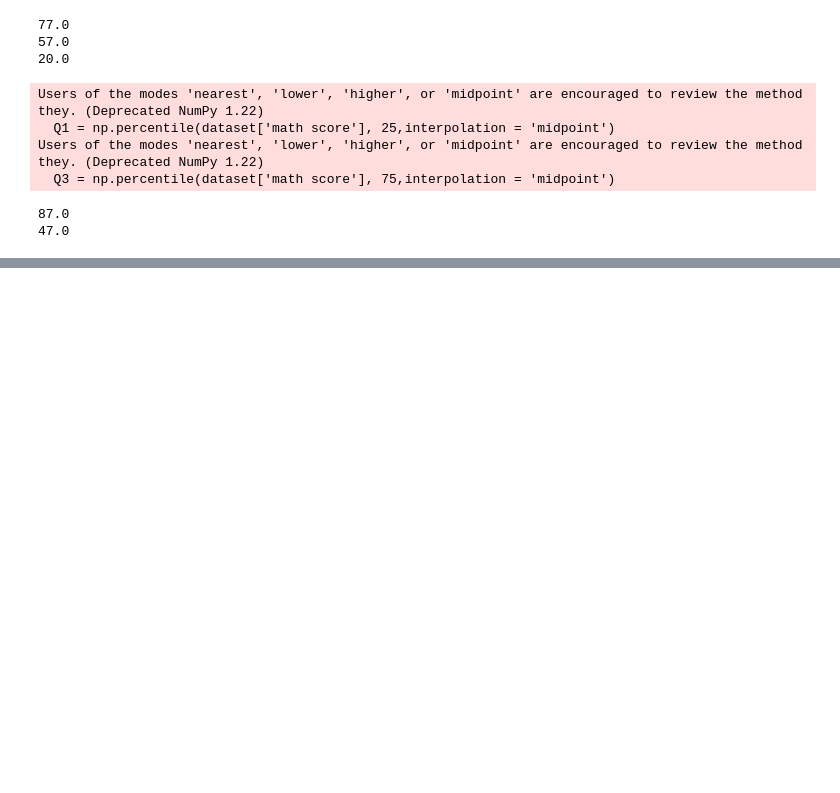
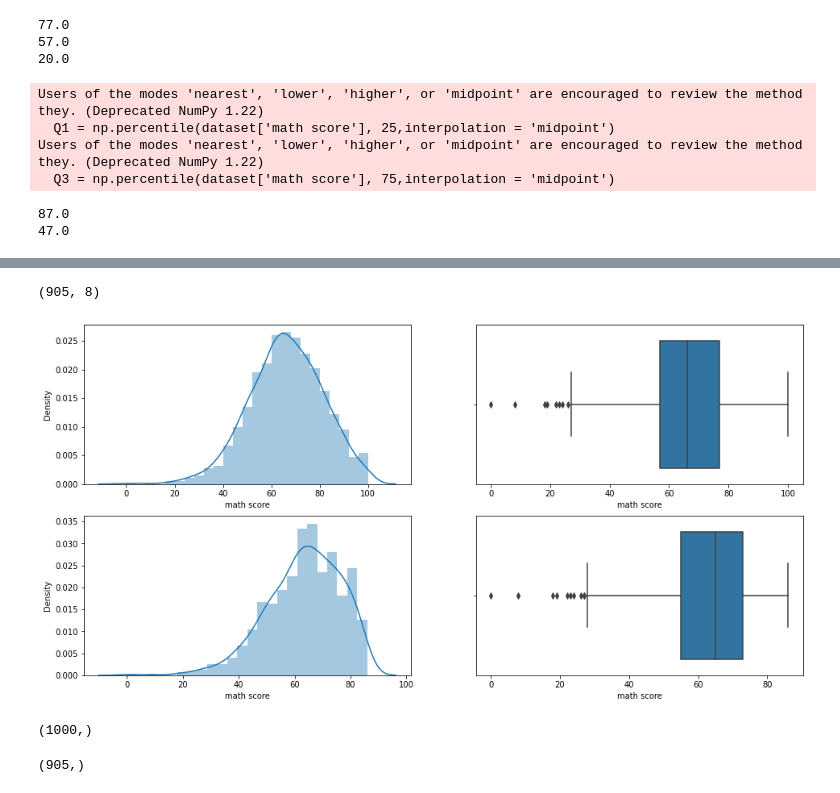
Before and after one commit to chetankoli1/dsbda, a Jupyter notebook: chetan/two.ipynb, the cells around one changed output, grey strips where cells are left out. Drawn from its saved outputs; the diff is of its cells as text; code cells hidden in the pictures; blank space fills up the shorter version.

```diff
--- a/chetan/two.ipynb
+++ b/chetan/two.ipynb
@@ -75,0 +93,29 @@ print(lower_limit)
+# %%
+new_dataset = dataset[dataset['math score'] < upper_limit]
+new_dataset.shape
+dataset['math score'].mean()
+dataset.shape
+new_dataset.shape
+# %% [output]
+(905, 8)
+# %%
+plt.figure(figsize=(16,8))
+plt.subplot(2,2,1)
+sb.distplot(dataset['math score'])
+plt.subplot(2,2,2)
+sb.boxplot(dataset['math score'])
+plt.subplot(2,2,3)
+sb.distplot(new_dataset['math score'])
+plt.subplot(2,2,4)
+sb.boxplot(new_dataset['math score'])
+plt.show()
+# %% [output]
+[figure, added]
+# %%
+dataset['math score'].shape
+# %% [output]
+(1000,)
+# %%
+new_dataset['math score'].shape
+# %% [output]
+(905,)
```
Also changed, not shown: parts of 1 cell of this notebook, 5 other files.
